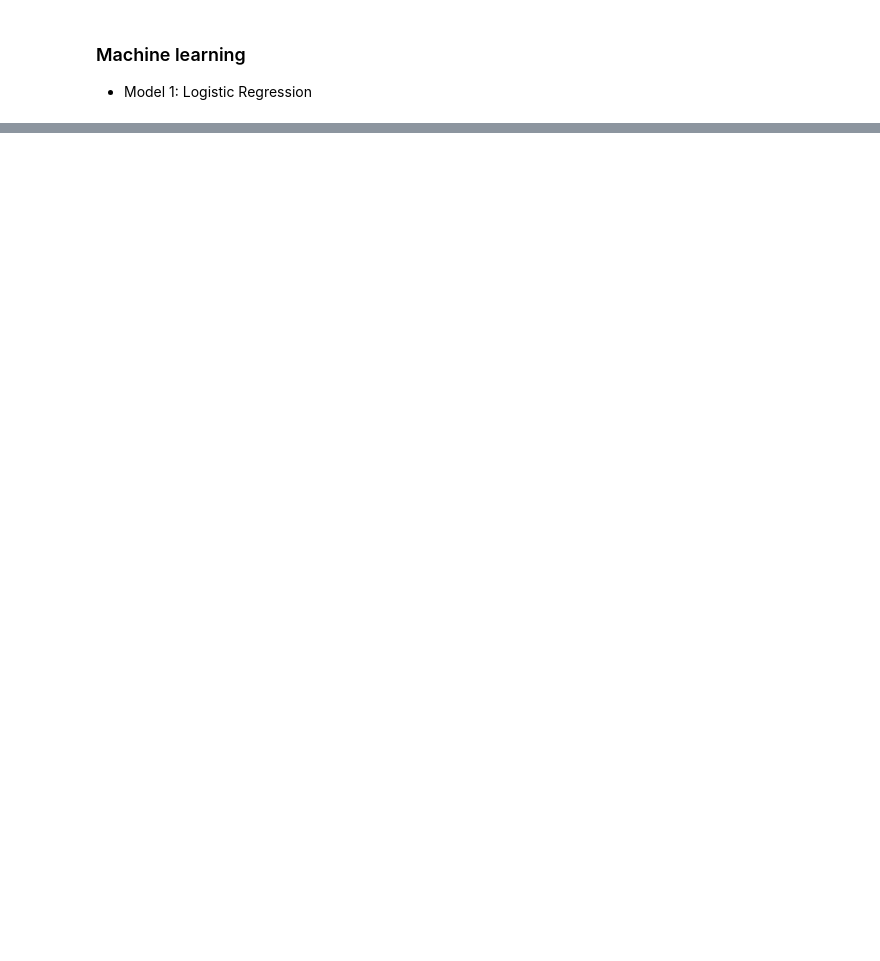
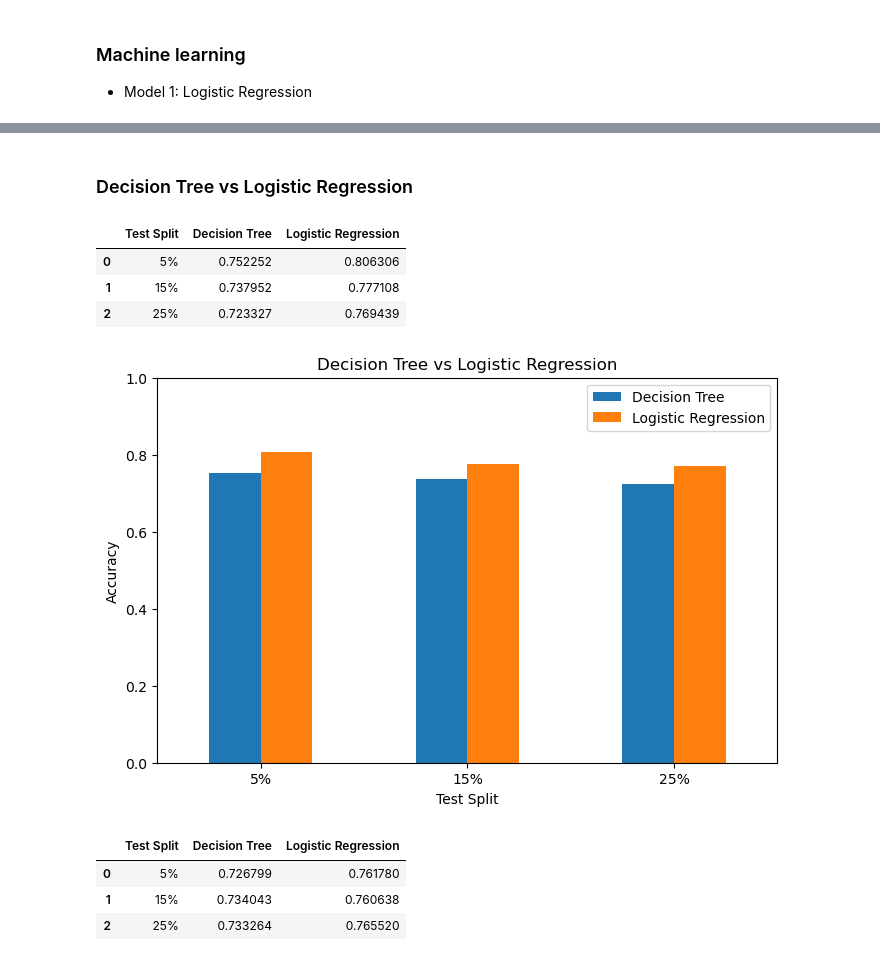
Before and after one commit to Erdenetuya610/Machine-learning, a Jupyter notebook: Machine learning .ipynb, the cells around one changed output, grey strips where cells are left out. Cells and saved outputs as stored; diff of their text form; code cells hidden in the pictures; blank space fills up the shorter version.

```diff
--- a/Machine learning .ipynb
+++ b/Machine learning .ipynb
@@ -641,0 +898,12 @@ Name: count, dtype: int64
+# %%
+# Calculate accuracy for 15% and 25% test splits
+
+log_accuracy_15 = accuracy_score(y_test_15, y_pred_log_15)
+
+log_accuracy_25 = accuracy_score(y_test_25, y_pred_log_25)
+
+print("Logistic Regression - 15% Test")
+print("Accuracy:", round(log_accuracy_15, 4))
+
+print("Logistic Regression - 25% Test")
+print("Accuracy:", round(log_accuracy_25, 4))
@@ -641,0 +1035,61 @@ Name: count, dtype: int64
+# %% [markdown]
+### Decision Tree vs Logistic Regression
+# %%
+# Compare model accuracy
+
+comparison = pd.DataFrame({
+    'Test Split': ['5%', '15%', '25%'],
+    'Decision Tree': [accuracy_5, accuracy_15, accuracy_25],
+    'Logistic Regression': [
+        log_accuracy_5,
+        log_accuracy_15,
+        log_accuracy_25
+    ]
+})
+
+display(comparison)
+# %% [output]
+|  | Test Split | Decision Tree | Logistic Regression |
+| 0 | 5% | 0.752252 | 0.806306 |
+| 1 | 15% | 0.737952 | 0.777108 |
+| 2 | 25% | 0.723327 | 0.769439 |
+# %%
+# Visualise model comparison
+
+comparison.plot(
+    x='Test Split',
+    kind='bar',
+    figsize=(8, 5)
+)
+
+plt.title('Decision Tree vs Logistic Regression')
+plt.ylabel('Accuracy')
+plt.xlabel('Test Split')
+plt.ylim(0, 1)
+plt.xticks(rotation=0)
+plt.show()
+# %% [output]
+[figure, added]
+# %%
+# Compare cross-validation mean accuracy
+
+cv_comparison = pd.DataFrame({
+    'Test Split': ['5%', '15%', '25%'],
+    'Decision Tree': [
+        cv_scores_5.mean(),
+        cv_scores_15.mean(),
+        cv_scores_25.mean()
+    ],
+    'Logistic Regression': [
+        cv_scores_log_5.mean(),
+        cv_scores_log_15.mean(),
+        cv_scores_log_25.mean()
+    ]
+})
+
+display(cv_comparison)
+# %% [output]
+|  | Test Split | Decision Tree | Logistic Regression |
+| 0 | 5% | 0.726799 | 0.761780 |
+| 1 | 15% | 0.734043 | 0.760638 |
+| 2 | 25% | 0.733264 | 0.765520 |
```
Also changed, not shown: parts of 43 cells of this notebook.
